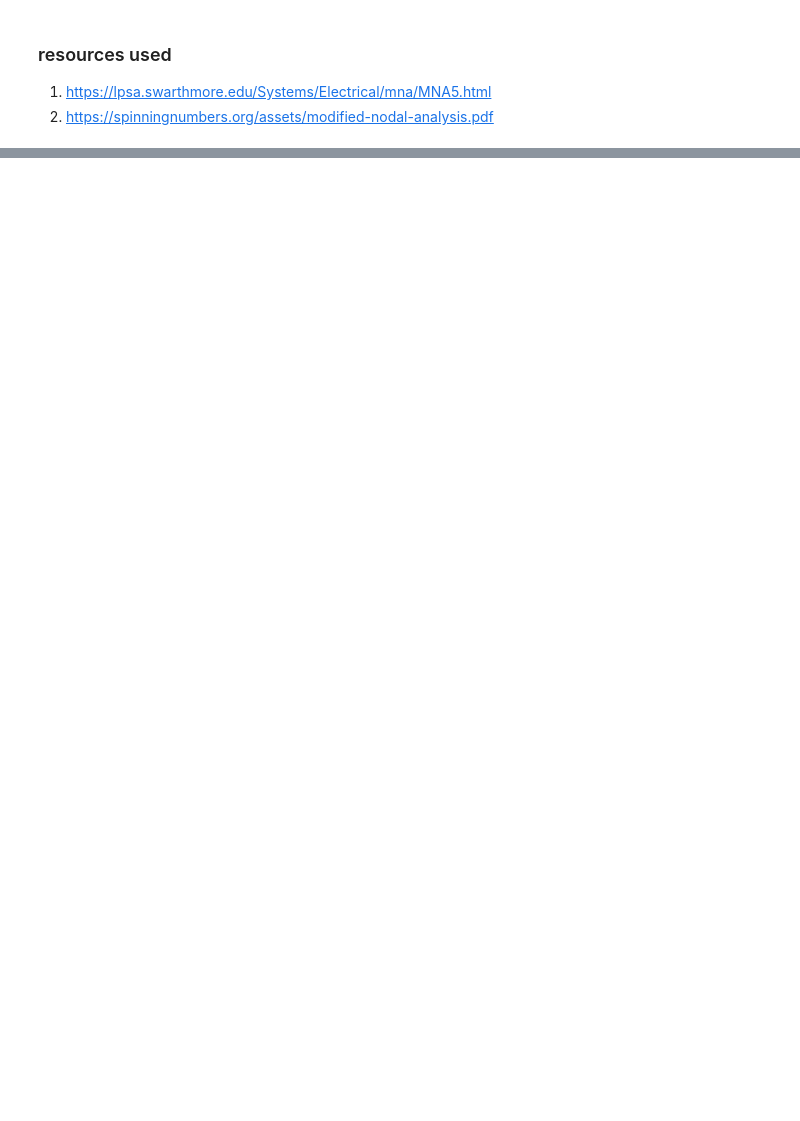
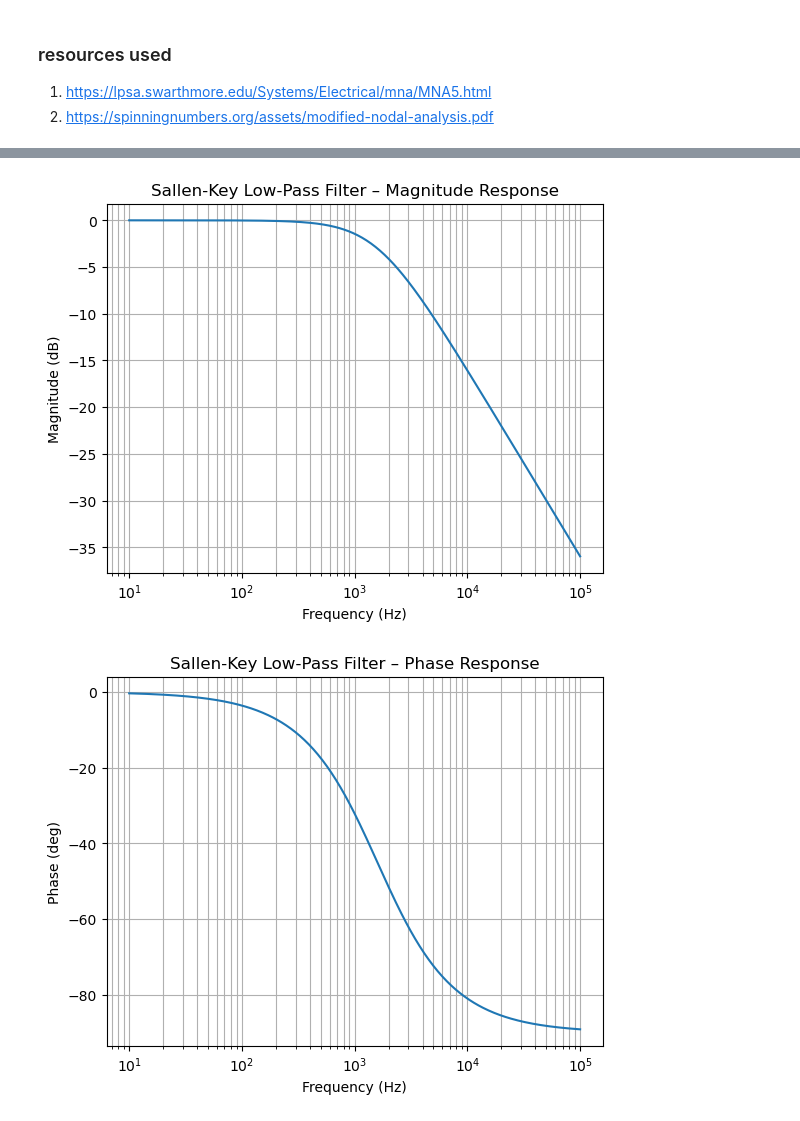
Before and after one commit to s-n-sharma/analog, a Jupyter notebook: testing/newCircuit.ipynb, the cells around one changed output, grey strips where cells are left out. Drawn from its saved outputs; the diff is of its cells as text; code cells hidden in the pictures; blank space fills up the shorter version.

Commit message:
sallen key filter

```diff
--- a/testing/newCircuit.ipynb
+++ b/testing/newCircuit.ipynb
@@ -288,0 +289,60 @@ Op‑amp output   Vout = 55.000 V
+# %%
+
+import numpy as np
+import matplotlib.pyplot as plt
+circ = Circuit()
+
+Vin = VoltageSource(1.0)
+op  = IdealOpAmp()
+R1  = Resistor(10e3)
+R2  = Resistor(10e3)
+
+C1  = Capacitor(10e-9)
+C2  = Capacitor(10e-9)
+
+for c in (Vin, op, R1, R2, C1, C2):
+    circ.addComponent(c)
+
+
+circ.connectComponents(Vin, 'p', R1, 'n')
+circ.connectComponents(Vin, 'n', None, None)
+circ.connectComponents(R1, 'p', R2, 'n')
+circ.connectComponents(R2, 'p', C2, 'p')
+circ.connectComponents(C2, 'n', None, None)
+circ.connectComponents(R2, 'n', op, 'V+')
+circ.connectComponents(R2, 'n', C1, 'n')
+circ.connectComponents(C2, 'p', op, 'Vout')
+circ.connectComponents(op, 'V-', op, 'Vout')
+
+
+f = np.logspace(1, 5, 400)
+mag = np.zeros_like(f, dtype=float)
+phase = np.zeros_like(f, dtype=float)
+
+for i, freq in enumerate(f):
+    omega = 2 * np.pi * freq
+    circ.setFrequency(omega)
+    V = circ.solveSystem()
+    Vout = V[op.Vout]
+    mag[i] = 20 * np.log10(np.abs(Vout))
+    phase[i] = np.angle(Vout, deg=True)
+
+
+plt.figure()
+plt.semilogx(f, mag)
+plt.xlabel("Frequency (Hz)")
+plt.ylabel("Magnitude (dB)")
+plt.title("Sallen‑Key Low‑Pass Filter – Magnitude Response")
+plt.grid(True, which='both')
+
+
+plt.figure()
+plt.semilogx(f, phase)
+plt.xlabel("Frequency (Hz)")
+plt.ylabel("Phase (deg)")
+plt.title("Sallen‑Key Low‑Pass Filter – Phase Response")
+plt.grid(True, which='both')
+plt.show()
+# %% [output]
+[figure, added]
+[figure, added]
```
Also changed, not shown: parts of 1 cell of this notebook.
